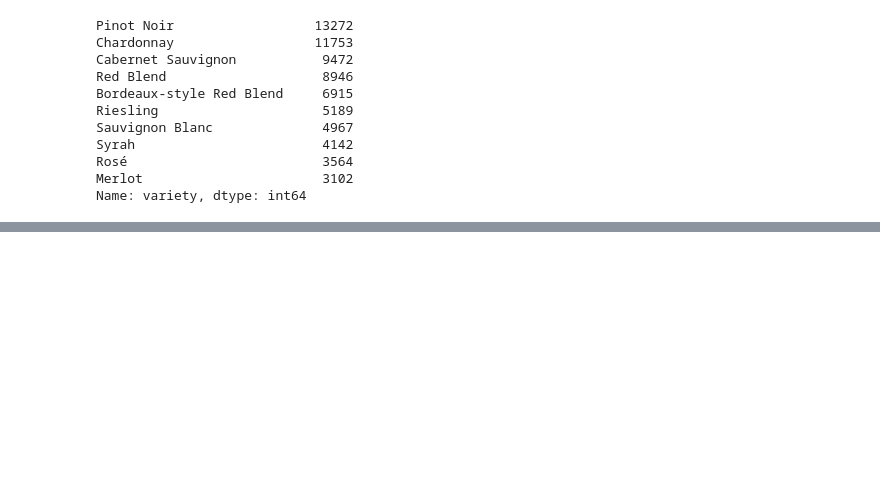
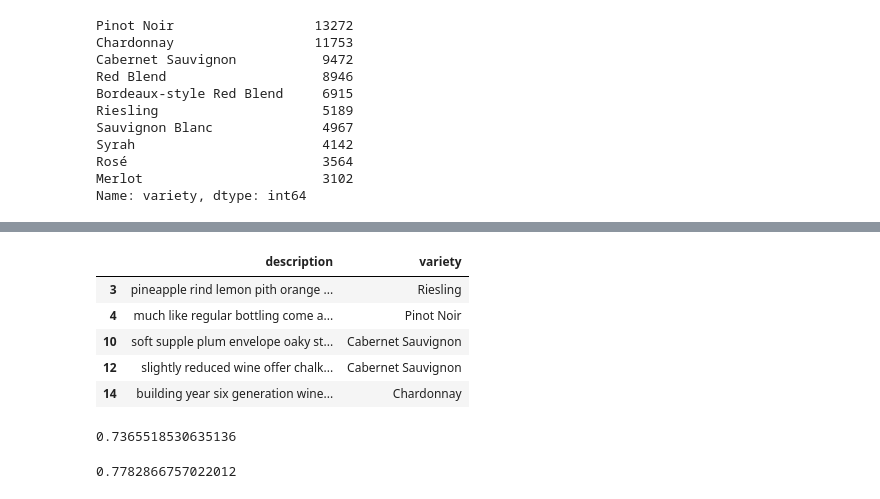
Before and after one commit to robfairh/portfolio_projects, a Jupyter notebook: MachineLearning/ReviewClassifier.ipynb, the cells around one changed output, grey strips where cells are left out. Cells and saved outputs as stored; diff of their text form; code cells hidden in the pictures; blank space fills up the shorter version.

```diff
--- a/MachineLearning/ReviewClassifier.ipynb
+++ b/MachineLearning/ReviewClassifier.ipynb
@@ -111,0 +155,9 @@ Name: variety, dtype: int64
+# %%
+import re
+import string
+import nltk
+from nltk.corpus import stopwords
+from nltk.stem import WordNetLemmatizer
+# nltk.download('stopwords')
+
+lemmatizer = WordNetLemmatizer()
@@ -111,0 +173,32 @@ Name: variety, dtype: int64
+# %%
+# make lower case
+ndf['description'] = ndf['description'].apply(lambda x: x.lower())
+
+# remove digits
+ndf['description'] = ndf['description'].map(lambda m: re.sub(r"\d", " ", m))
+
+# remove punctuation (includes symbols)
+pattern = r'[' + string.punctuation + ']'
+ndf['description'] = ndf['description'].map(lambda m: re.sub(pattern, " ", m))
+
+# tokenize
+ndf['description'] = ndf['description'].apply(lambda x: x.split())
+
+# remove stopwords
+sw = nltk.corpus.stopwords.words('english')
+ndf['description'] = ndf['description'].apply(lambda x: [item for item in x if item not in sw])
+
+# lemmatize
+ndf['description'] = ndf['description'].apply(lambda x: [lemmatizer.lemmatize(item) for item in x])
+
+# join
+ndf['description']= ndf['description'].apply(lambda x: ' '.join(x))
+
+ndf.head()
+# %% [output]
+|  | description | variety |
+| 3 | pineapple rind lemon pith orange ... | Riesling |
+| 4 | much like regular bottling come a... | Pinot Noir |
+| 10 | soft supple plum envelope oaky st... | Cabernet Sauvignon |
+| 12 | slightly reduced wine offer chalk... | Cabernet Sauvignon |
+| 14 | building year six generation wine... | Chardonnay |
@@ -111,0 +209,12 @@ Name: variety, dtype: int64
+# %%
+clf = MultinomialNB().fit(x_train, y_train)
+predictions = clf.predict(x_test)
+accuracy_score(y_test, predictions)
+# %% [output]
+0.7365518530635136
+# %%
+clf2 = SVC(kernel='linear').fit(x_train, y_train)
+predictions = clf2.predict(x_test)
+accuracy_score(y_test, predictions)
+# %% [output]
+0.7782866757022012
```
Also changed, not shown: parts of 12 cells of this notebook.
